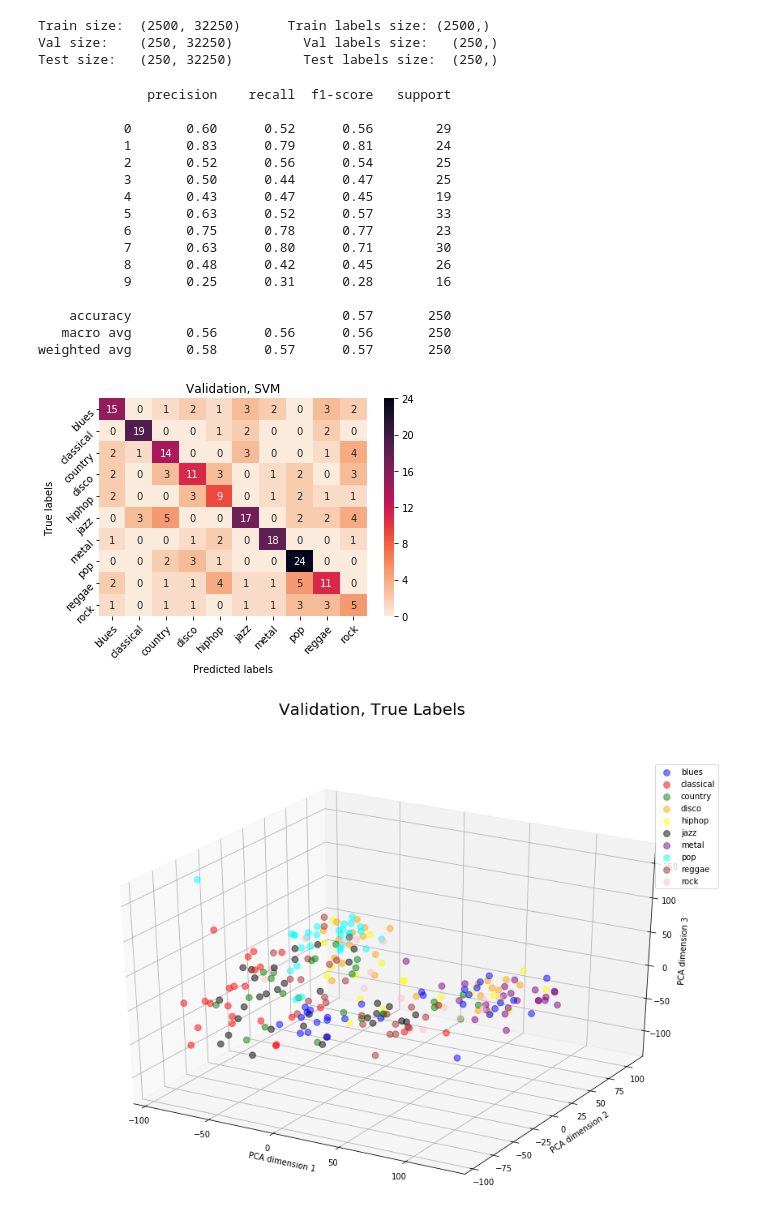
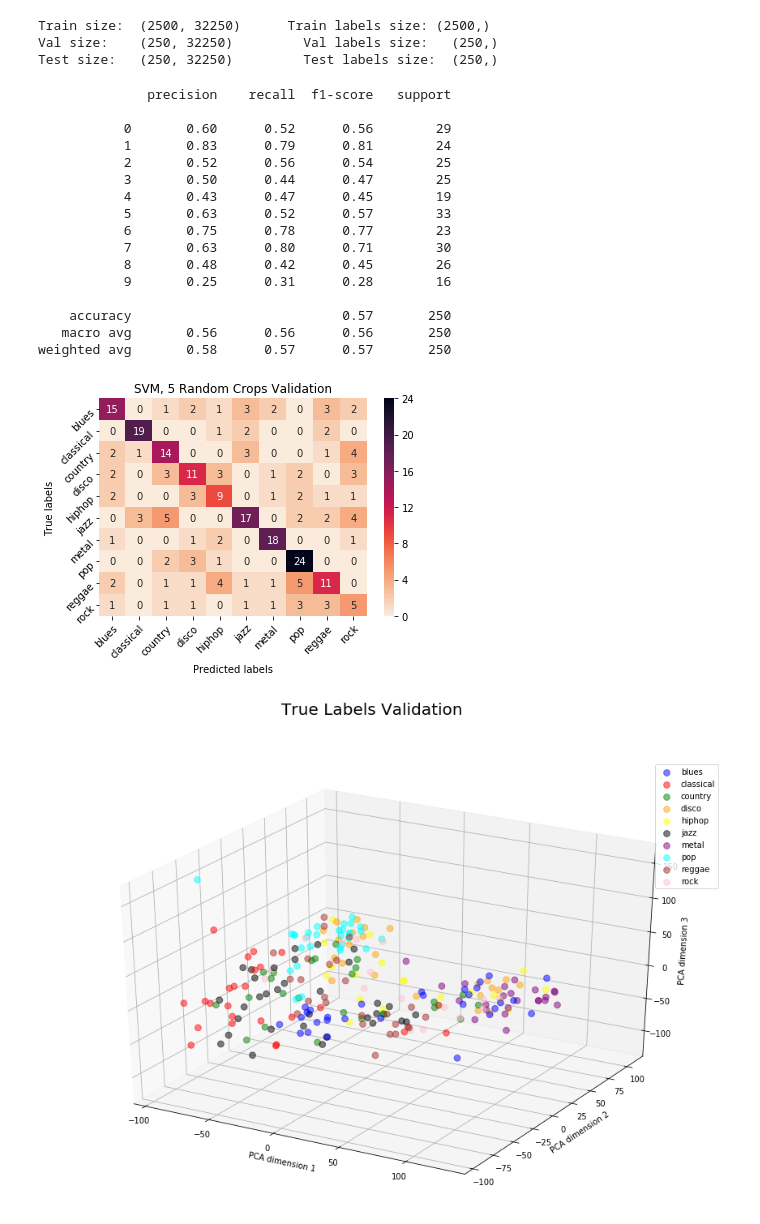
Before and after one commit to brendanyap/Genre-Classification, a Jupyter notebook: Baselines With Augmentations.ipynb, the cells around one changed output. Saved outputs shown, nothing was run; the diff lists cells and outputs as text; code cells hidden in the pictures.

```diff
--- a/Baselines With Augmentations.ipynb
+++ b/Baselines With Augmentations.ipynb
@@ -265,10 +265,10 @@ class DataLoader():
 dl = DataLoader(5)
 dl.load_mfcc()
 # dl.load_mfcc_fixed_crop()
-# dl.load_mfcc_random_crop()
+dl.load_mfcc_random_crop()
 dl.load_chroma()
 # dl.load_chroma_fixed_crop()
-# dl.load_chroma_random_crop()
+dl.load_chroma_random_crop()
 dl.load_Y()
 dl.load_Y_crop()
 # %% [output]
@@ -599,28 +599,28 @@ Test size:   (250, 32250)         Test labels size:  (250,)
 # %%
 # Train and Validate. Eventually we'll do this for a loop over different self.SEGs.
 svm_model = SVC(kernel='rbf', gamma=1e-5, C=10)
 svm_model.fit(Xr_train, Y_crop_train)
 svm_predictions = svm_model.predict(X_val)
 print(classification_report(Y_val,svm_predictions))
-plot_confusion_matrix(Y_val, svm_predictions, f'Validation, SVM')
-plot_labels_3d(X_val, Y_val, 'Validation, True Labels', X_val)
-plot_labels_3d(X_val, svm_predictions, 'Validation, SVM', X_val)
+plot_confusion_matrix(Y_val, svm_predictions, f'SVM, 5 Random Crops Validation')
+plot_labels_3d(X_val, Y_val, 'True Labels Validation', X_val)
+plot_labels_3d(X_val, svm_predictions, 'SVM, 5 Random Crops Validation', X_val)
 # %% [output]
               precision    recall  f1-score   support
 
            0       0.60      0.52      0.56        29
            1       0.83      0.79      0.81        24
            2       0.52      0.56      0.54        25
            3       0.50      0.44      0.47        25
            4       0.43      0.47      0.45        19
            5       0.63      0.52      0.57        33
            6       0.75      0.78      0.77        23
            7       0.63      0.80      0.71        30
            8       0.48      0.42      0.45        26
            9       0.25      0.31      0.28        16
 
     accuracy                           0.57       250
    macro avg       0.56      0.56      0.56       250
 weighted avg       0.58      0.57      0.57       250
-[figure, old version]
+[figure, new version]
-[figure, old version]
+[figure, new version]
```
Also changed, not shown: parts of 3 cells of this notebook.
